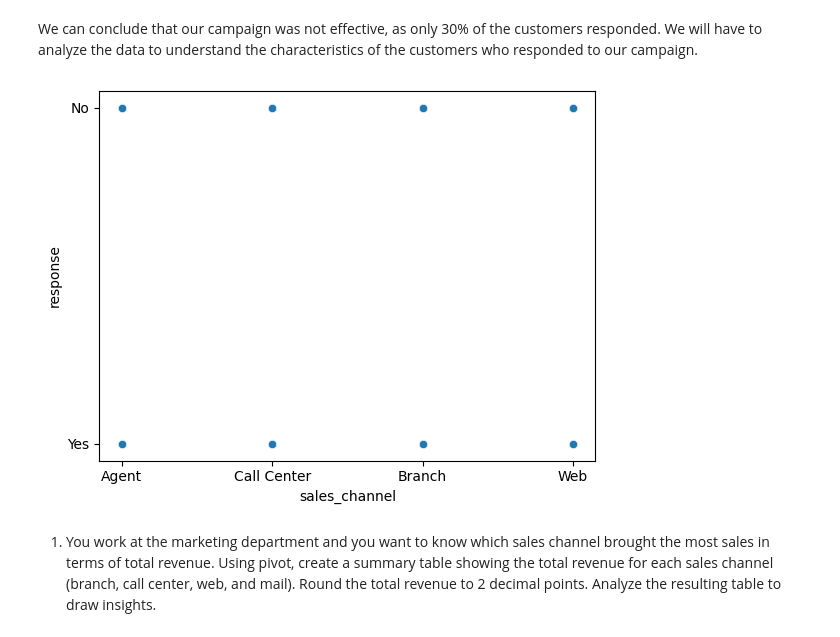
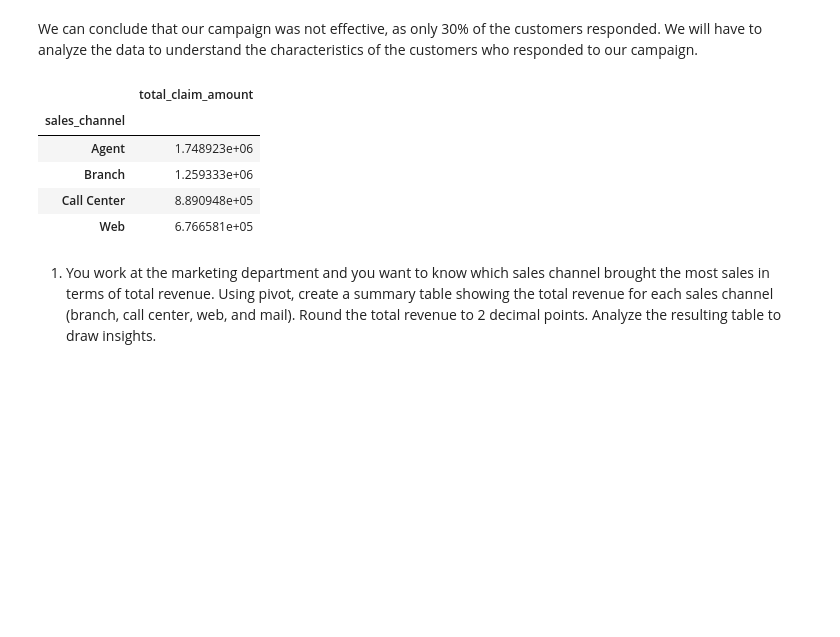
Before and after one commit to h4Sh1G/lab-dw-data-structuring-and-combining, a Jupyter notebook: lab-dw-data-structuring-and-combining.ipynb, the cells around one changed output. Drawn from its saved outputs; the diff is of its cells as text; code cells hidden in the pictures; blank space fills up the shorter version.

```diff
--- a/lab-dw-data-structuring-and-combining.ipynb
+++ b/lab-dw-data-structuring-and-combining.ipynb
@@ -289,9 +289,16 @@ Name: count, dtype: int64
 # %% [markdown]
 We can conclude that our campaign was not effective, as only 30% of the customers responded. We will have to analyze the data to understand the characteristics of the customers who responded to our campaign.
 # %%
-#To better visualize the response rate we can group by the response column,
+#Pivot Table: Total Revenue by Sales Channel Analysis
+
+data_marketing.pivot_table(index='sales_channel', values='total_claim_amount', aggfunc='sum')
 # %% [output]
-[figure, removed]
+|  | total_claim_amount |
+| sales_channel |  |
+| Agent | 1.748923e+06 |
+| Branch | 1.259333e+06 |
+| Call Center | 8.890948e+05 |
+| Web | 6.766581e+05 |
 # %% [markdown]
 1. You work at the marketing department and you want to know which sales channel brought the most sales in terms of total revenue. Using pivot, create a summary table showing the total revenue for each sales channel (branch, call center, web, and mail).
 Round the total revenue to 2 decimal points.  Analyze the resulting table to draw insights.
```
